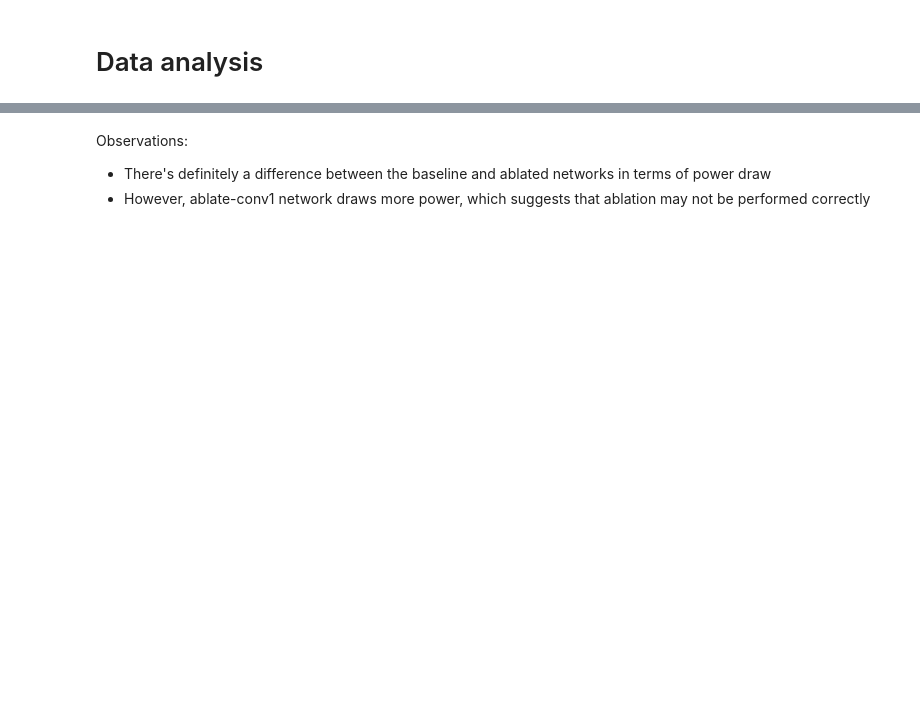
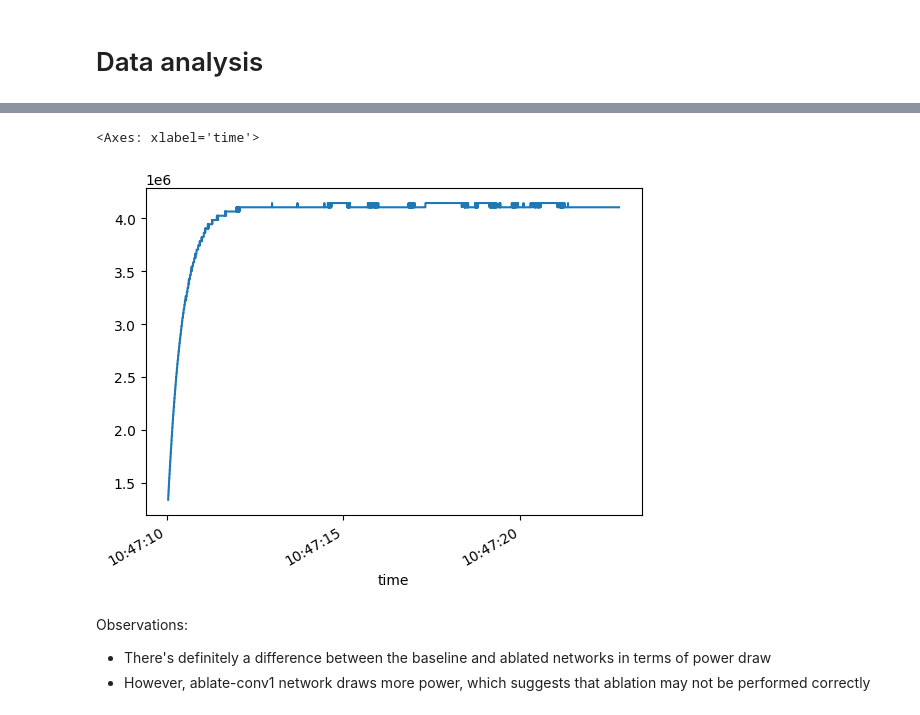
Before and after one commit to fuzzylabs/edge-vision-power-estimation, a Jupyter notebook: model_training/notebooks/EDA - Raw Data.ipynb, the cells around one changed output, grey strips where cells are left out. Drawn from its saved outputs; the diff is of its cells as text; code cells hidden in the pictures; blank space fills up the shorter version.

```diff
--- a/model_training/notebooks/EDA - Raw Data.ipynb
+++ b/model_training/notebooks/EDA - Raw Data.ipynb
@@ -34,3 +34,8 @@ plt.show()
+# %%
+main_df.loc[main_df.time > pd.to_datetime("20250108-10:47:10.042024")].iloc[:10000].set_index("time").power.plot()
+# %% [output]
+<Axes: xlabel='time'>
+[figure, added]
 # %% [markdown]
 Observations:
 * There's definitely a difference between the baseline and ablated networks in terms of power draw
```
Also changed, not shown: parts of 3 cells of this notebook.
